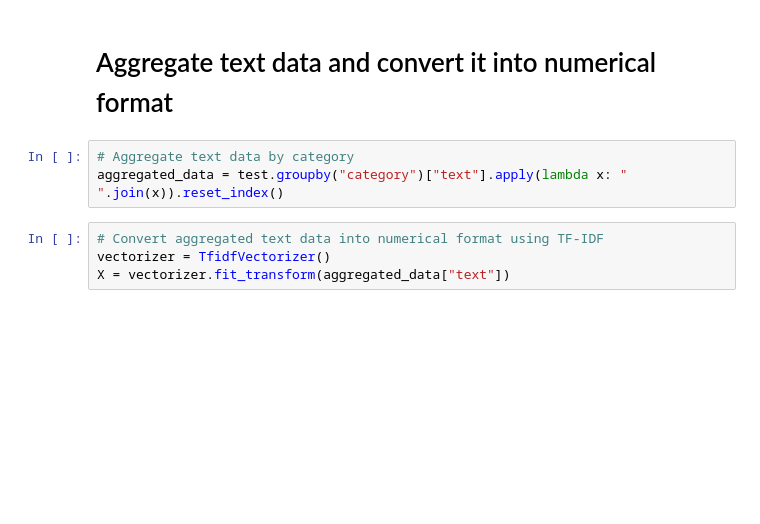
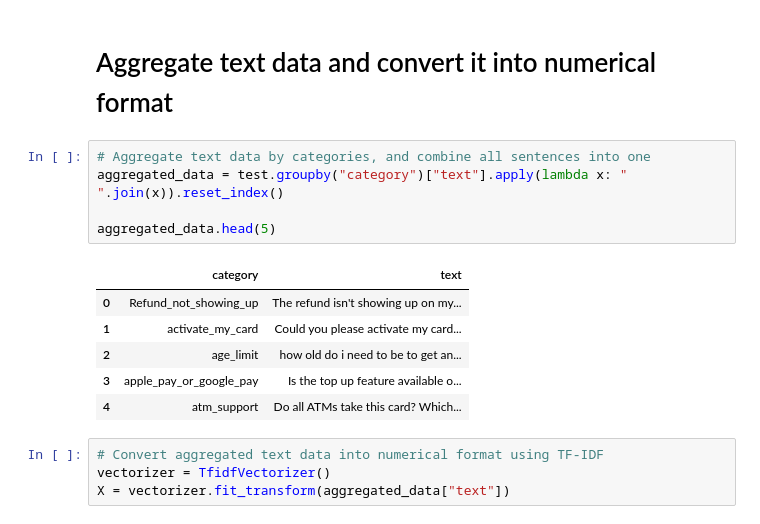
Before and after one commit to adc257/AmEx-Project, a Jupyter notebook: amex_cluster_viz.ipynb, the cells around one changed output. Cells and saved outputs as stored; diff of their text form; blank space fills up the shorter version.

```diff
--- a/amex_cluster_viz.ipynb
+++ b/amex_cluster_viz.ipynb
@@ -23,8 +23,17 @@ Name: 0, dtype: object
 # %% [markdown]
 # Aggregate text data and convert it into numerical format
 # %%
-# Aggregate text data by category
+# Aggregate text data by categories, and combine all sentences into one
 aggregated_data = test.groupby("category")["text"].apply(lambda x: " ".join(x)).reset_index()
+
+aggregated_data.head(5)
+# %% [output]
+|  | category | text |
+| 0 | Refund_not_showing_up | The refund isn't showing up on my... |
+| 1 | activate_my_card | Could you please activate my card... |
+| 2 | age_limit | how old do i need to be to get an... |
+| 3 | apple_pay_or_google_pay | Is the top up feature available o... |
+| 4 | atm_support | Do all ATMs take this card? Which... |
 # %%
 # Convert aggregated text data into numerical format using TF-IDF
 vectorizer = TfidfVectorizer()
```
Also changed, not shown: parts of 12 cells of this notebook, 1 other file.
